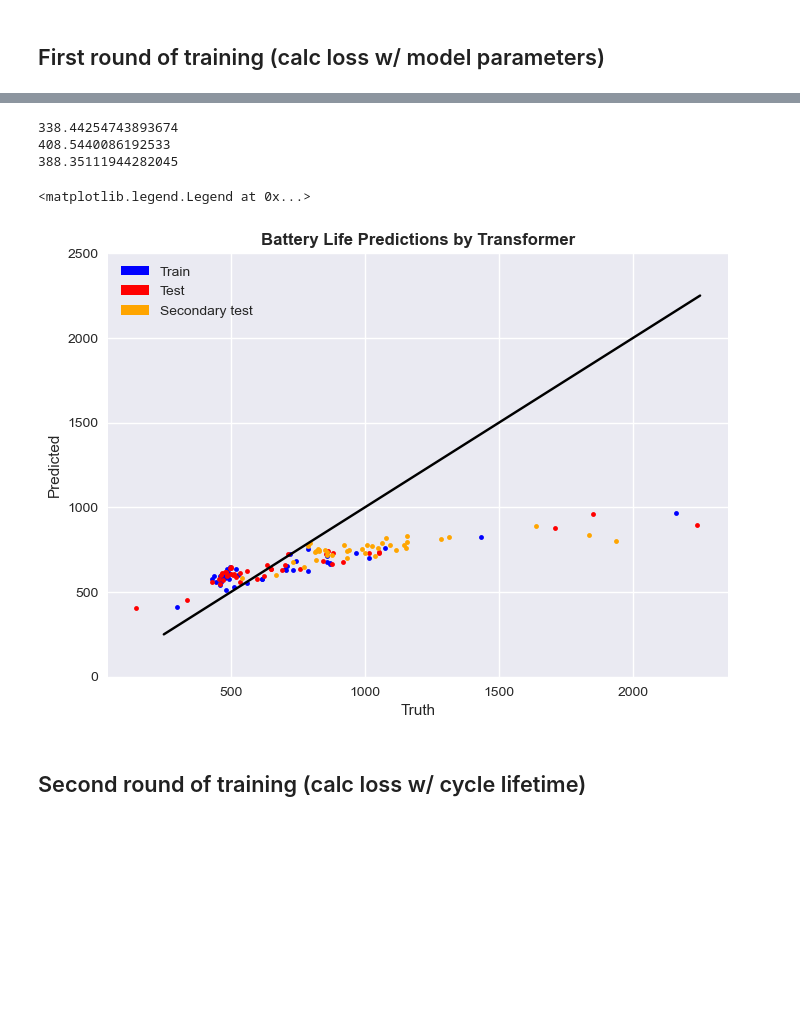
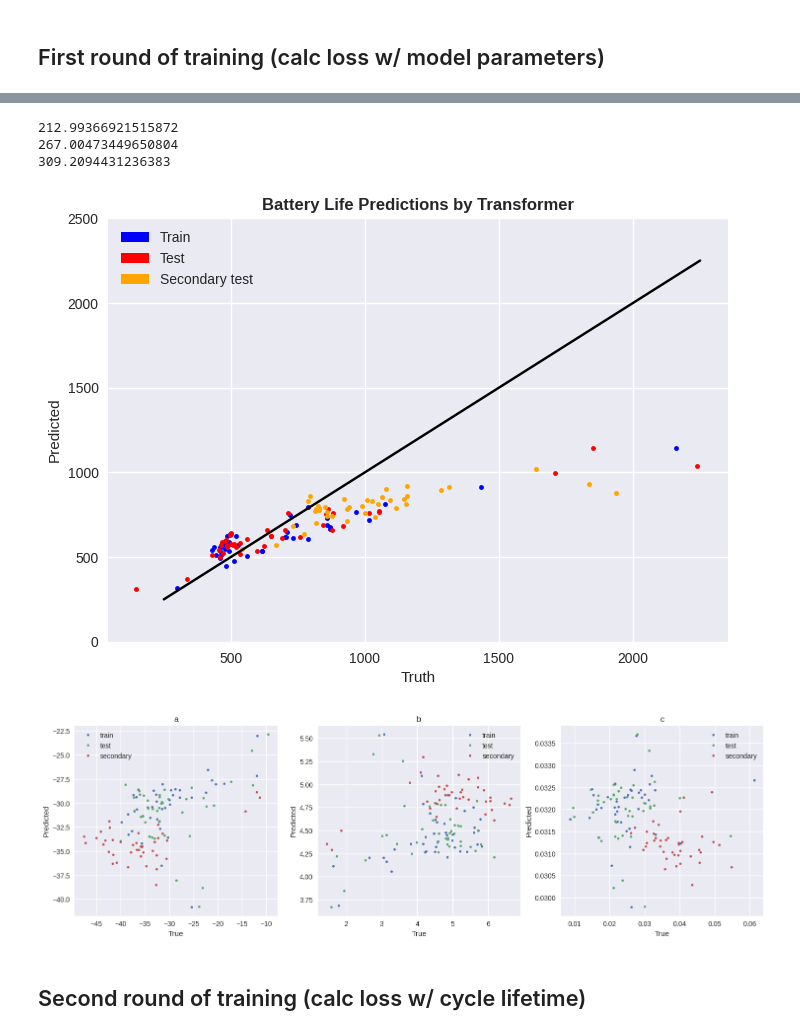
Before and after one commit to nathan99sun/HybridPred, a Jupyter notebook: Physics/curve_fitting_multistage_attn.ipynb, the cells around one changed output, grey strips where cells are left out. Drawn from its saved outputs; the diff is of its cells as text; code cells hidden in the pictures; blank space fills up the shorter version.

Commit message:
added parameter prediction visualisation

```diff
--- a/Physics/curve_fitting_multistage_attn.ipynb
+++ b/Physics/curve_fitting_multistage_attn.ipynb
@@ -170,7 +215,7 @@ feat_dim = 1
 n_cycle = np.shape(x_train)[1]
 attn_model = "softmax"
 skip_connect = 0
-nepoch = 500
+nepoch = 1000
 lr = 1e-3
 batch_size = 1
 # %%
@@ -236,40 +291,59 @@ Epochs: 500 | rmse:  3.465 | rmse_test:  4.063 | rmse_stest:  4.586
 # %%
 plt.style.use("seaborn-v0_8")
 from matplotlib.patches import Patch
+np.set_printoptions(suppress=True)
 
-fig,ax = plt.subplots()
+fig, ax = plt.subplots()
 colors = ["blue","red","orange"]
+parameter_results = {0:[[], []], 1:[[], []], 2:[[], []]}
 for i,dataset in enumerate([train,test,stest]):
     predicted =[]
     labels = []
     for cell in dataset:
         input, label, true_life = cell
         pred = model(input[None,:].to(device)).detach().numpy()[0]
         pred_life = np.power(np.exp(-pred[0])*(0.2-pred[2]),1/pred[1])
         #true_life = np.power(np.exp(-label[0])*(0.2-label[2]),1/label[1])
-
+        parameter_results[i][0].append(label.detach().numpy())
+        parameter_results[i][1].append(pred)
         predicted.append(pred_life)
         labels.append(true_life[0])
+
     print(np.sqrt(np.mean(np.power(np.array(predicted)-np.array(labels),2))))
-
     ax.plot(labels, predicted, ".",color=colors[i])
     ax.set_xlabel("Truth")
     ax.set_ylabel("Predicted")
 
 ax.plot(np.linspace(250,2250),np.linspace(250,2250),color="black")
 ax.set_ylim([0,2500])
 ax.set_title("Battery Life Predictions by Transformer",fontweight="semibold")
 
 legend_elements = [Patch(facecolor='blue', label='Train'),
                    Patch(facecolor='red', label='Test'),
                    Patch(facecolor='orange', label='Secondary test')]
 ax.legend(handles=legend_elements)
+plt.show()
+
+for i in range(3):
+    parameter_results[i][0] = np.array(parameter_results[i][0])
+    parameter_results[i][1] = np.array(parameter_results[i][1])
+
+plt.rcParams["figure.figsize"] = (18, 5)
+fig, axs = plt.subplots(1, 3)
+for i, title in zip(range(3), ["a", "b", "c"]):
+    axs[i].set_title(title)
+    for j, lab in zip(range(3), ["train", "test", "secondary"]):
+        axs[i].plot(parameter_results[j][0][:, i], parameter_results[j][1][:, i], ".", label = lab)
+        axs[i].set_xlabel("True")
+        axs[i].set_ylabel("Predicted")
+    axs[i].legend()
+plt.show()
 # %% [output]
-338.44254743893674
-408.5440086192533
-388.35111944282045
+212.99366921515872
+267.00473449650804
+309.2094431236383
-<matplotlib.legend.Legend at 0x...>
-[figure, old version]
+[figure, new version]
+[figure, added]
 # %% [markdown]
 ## Second round of training (calc loss w/ cycle lifetime)
 # %%
```
Also changed, not shown: parts of 3 cells of this notebook.
